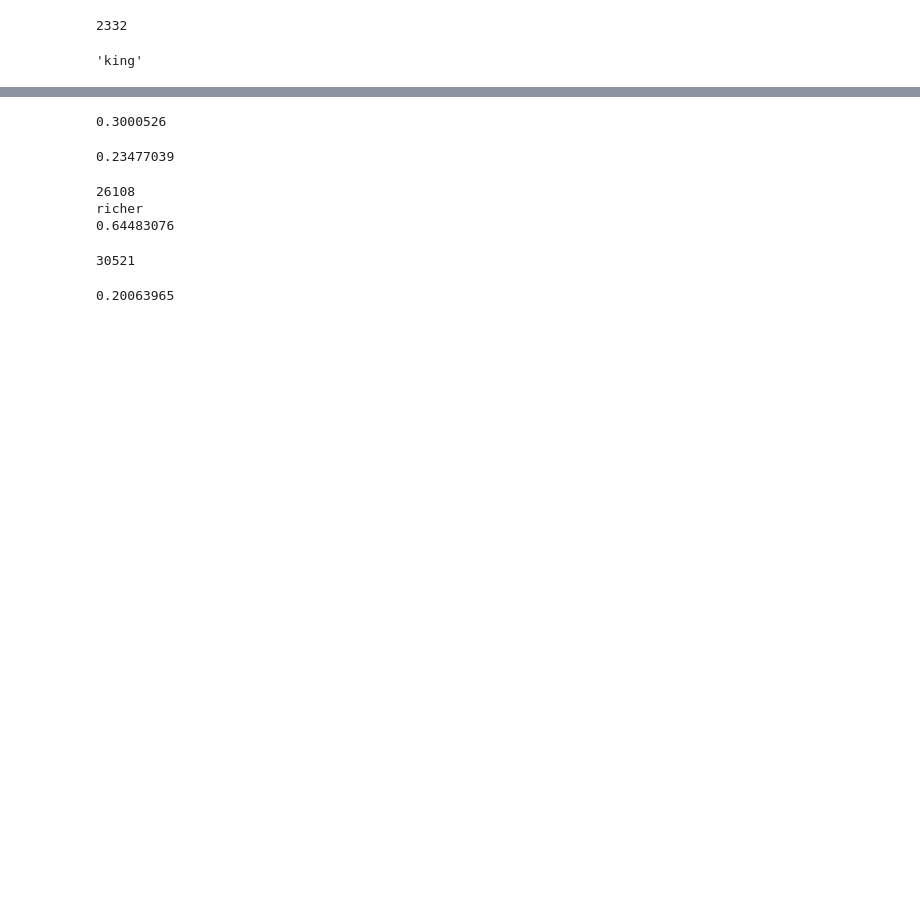
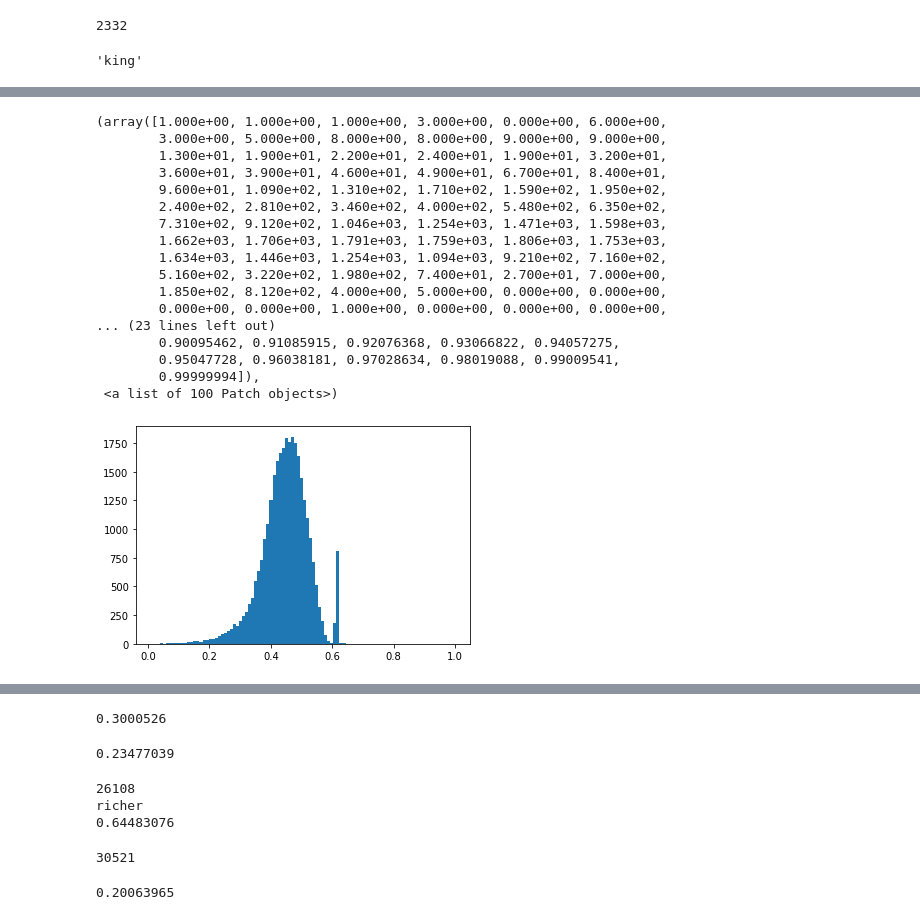
Before and after one commit to amaeda1967/Training, a Jupyter notebook: BERT_trial.ipynb, the cells around one changed output, grey strips where cells are left out. Drawn from its saved outputs; the diff is of its cells as text; code cells hidden in the pictures; blank space fills up the shorter version.

```diff
--- a/BERT_trial.ipynb
+++ b/BERT_trial.ipynb
@@ -73,0 +86,21 @@ def cosin_sim(x, y):
+# %%
+plt.hist(simlist, bins = 100)
+# %% [output]
+(array([1.000e+00, 1.000e+00, 1.000e+00, 3.000e+00, 0.000e+00, 6.000e+00,
+        3.000e+00, 5.000e+00, 8.000e+00, 8.000e+00, 9.000e+00, 9.000e+00,
+        1.300e+01, 1.900e+01, 2.200e+01, 2.400e+01, 1.900e+01, 3.200e+01,
+        3.600e+01, 3.900e+01, 4.600e+01, 4.900e+01, 6.700e+01, 8.400e+01,
+        9.600e+01, 1.090e+02, 1.310e+02, 1.710e+02, 1.590e+02, 1.950e+02,
+        2.400e+02, 2.810e+02, 3.460e+02, 4.000e+02, 5.480e+02, 6.350e+02,
+        7.310e+02, 9.120e+02, 1.046e+03, 1.254e+03, 1.471e+03, 1.598e+03,
+        1.662e+03, 1.706e+03, 1.791e+03, 1.759e+03, 1.806e+03, 1.753e+03,
+        1.634e+03, 1.446e+03, 1.254e+03, 1.094e+03, 9.210e+02, 7.160e+02,
+        5.160e+02, 3.220e+02, 1.980e+02, 7.400e+01, 2.700e+01, 7.000e+00,
+        1.850e+02, 8.120e+02, 4.000e+00, 5.000e+00, 0.000e+00, 0.000e+00,
+        0.000e+00, 0.000e+00, 1.000e+00, 0.000e+00, 0.000e+00, 0.000e+00,
+... (23 lines left out)
+        0.90095462, 0.91085915, 0.92076368, 0.93066822, 0.94057275,
+        0.95047728, 0.96038181, 0.97028634, 0.98019088, 0.99009541,
+        0.99999994]),
+ <a list of 100 Patch objects>)
+[figure, added]
```
Also changed, not shown: parts of 26 cells of this notebook.
